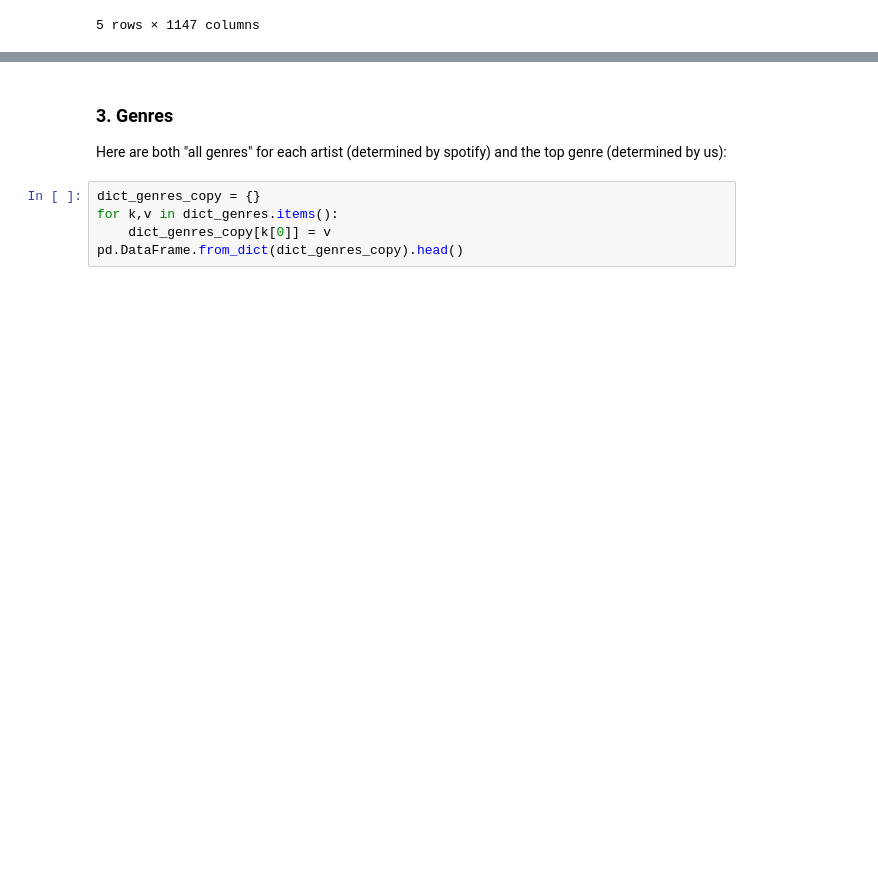
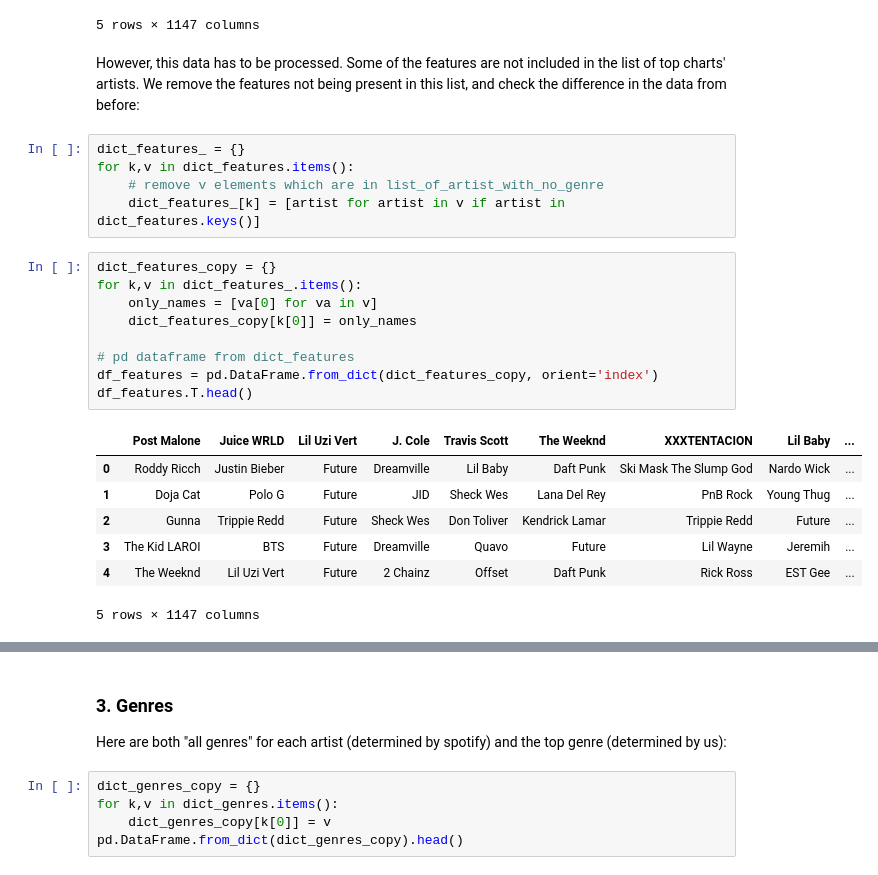
Before and after one commit to radziko/CompSocSci, a Jupyter notebook: project/Notebook_assignment_3.ipynb, the cells around one changed output, grey strips where cells are left out. Saved outputs shown, nothing was run; the diff lists cells and outputs as text; blank space fills up the shorter version.

```diff
--- a/project/Notebook_assignment_3.ipynb
+++ b/project/Notebook_assignment_3.ipynb
@@ -143,4 +147,28 @@ df_features.T.head()
 | 3 | Fleet Foxes | SUGA | Future | Sheck Wes | Don Toliver | Future | Lil Wayne | Future | ... |
 | 4 | The Kid LAROI | BTS | Future | Dreamville | Quavo | Daft Punk | Rick Ross | Rylo Rodriguez | ... |
 5 rows × 1147 columns
+# %% [markdown]
+However, this data has to be processed. Some of the features are not included in the list of top charts' artists. We remove the features not being present in this list, and check the difference in the data from before:
+# %%
+dict_features_ = {}
+for k,v in dict_features.items():
+    # remove v elements which are in list_of_artist_with_no_genre
+    dict_features_[k] = [artist for artist in v if artist in dict_features.keys()]
+# %%
+dict_features_copy = {}
+for k,v in dict_features_.items():
+    only_names = [va[0] for va in v]
+    dict_features_copy[k[0]] = only_names
+
+# pd dataframe from dict_features
+df_features = pd.DataFrame.from_dict(dict_features_copy, orient='index')
+df_features.T.head()
+# %% [output]
+|  | Post Malone | Juice WRLD | Lil Uzi Vert | J. Cole | Travis Scott | The Weeknd | XXXTENTACION | Lil Baby | ... |
+| 0 | Roddy Ricch | Justin Bieber | Future | Dreamville | Lil Baby | Daft Punk | Ski Mask The Slump God | Nardo Wick | ... |
+| 1 | Doja Cat | Polo G | Future | JID | Sheck Wes | Lana Del Rey | PnB Rock | Young Thug | ... |
+| 2 | Gunna | Trippie Redd | Future | Sheck Wes | Don Toliver | Kendrick Lamar | Trippie Redd | Future | ... |
+| 3 | The Kid LAROI | BTS | Future | Dreamville | Quavo | Future | Lil Wayne | Jeremih | ... |
+| 4 | The Weeknd | Lil Uzi Vert | Future | 2 Chainz | Offset | Daft Punk | Rick Ross | EST Gee | ... |
+5 rows × 1147 columns
 # %% [markdown]
```
Also changed, not shown: parts of 20 cells of this notebook, 8 other files.
